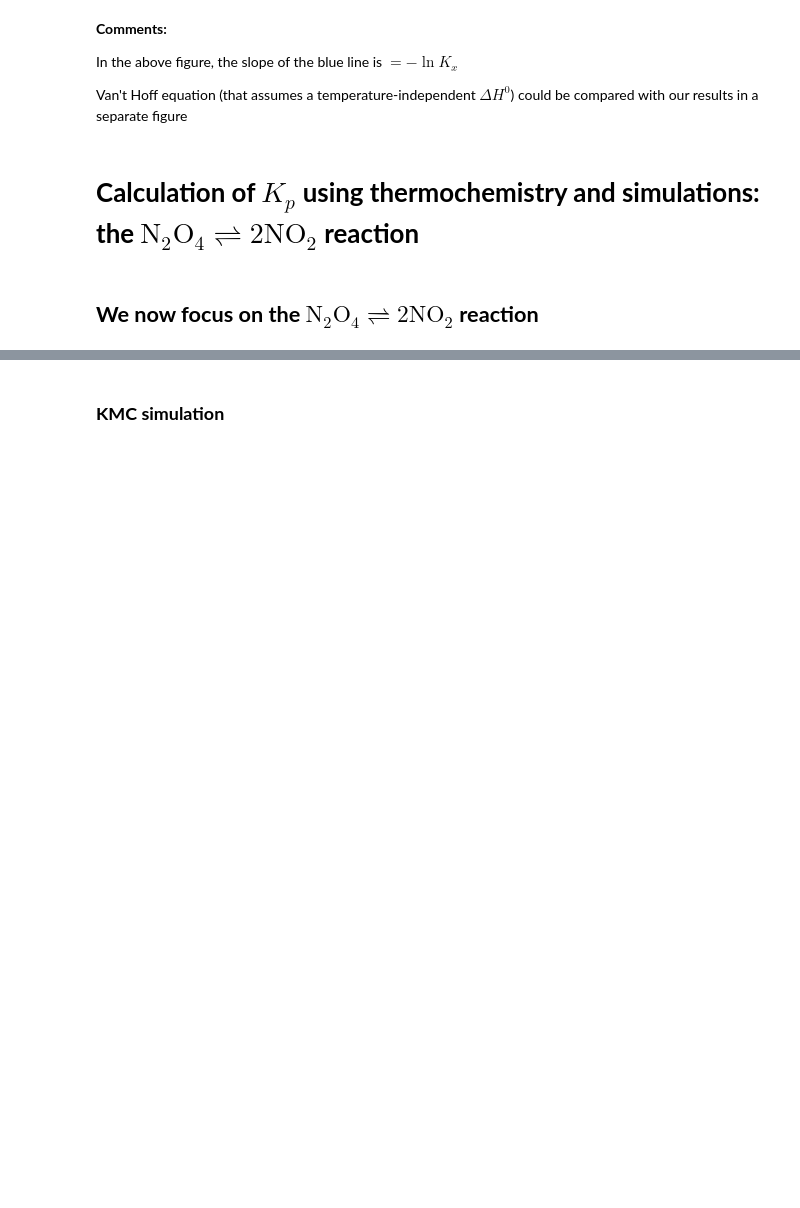
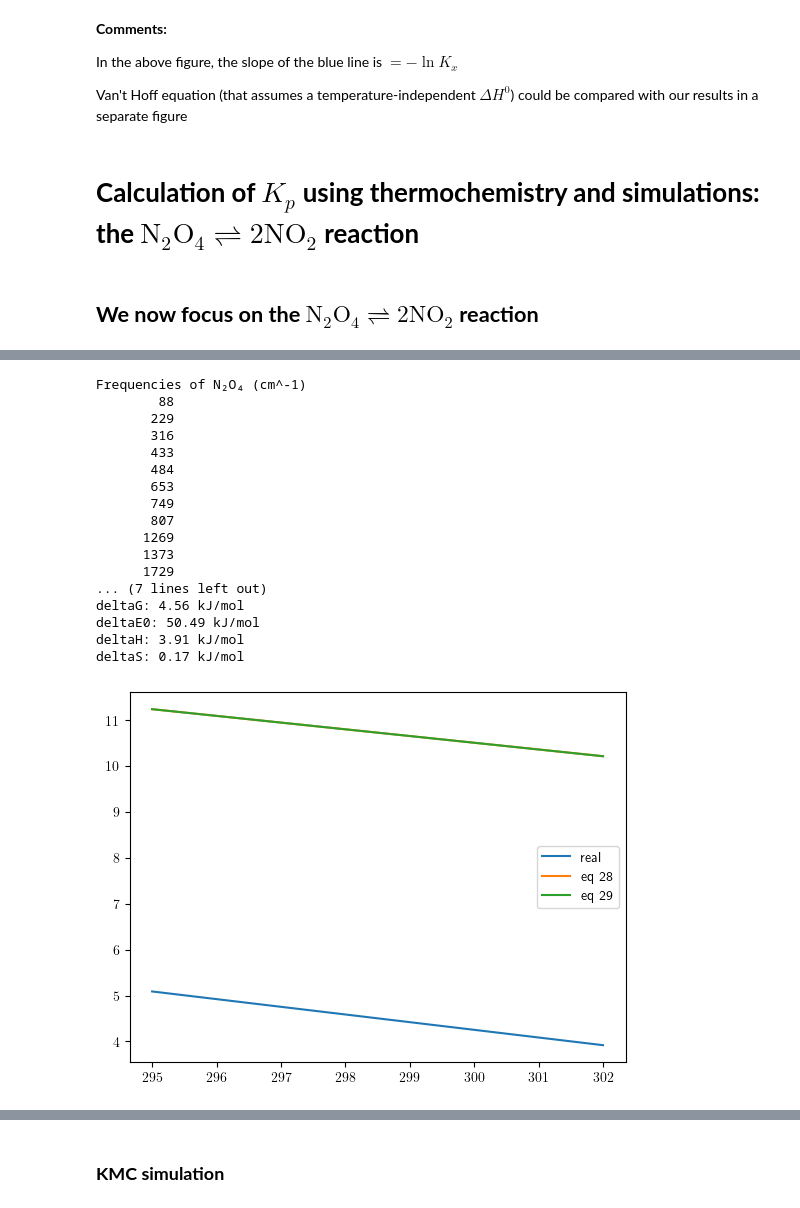
Before and after one commit to emartineznunez/Kp, a Jupyter notebook: scripts/Kp.ipynb, the cells around one changed output, grey strips where cells are left out. Drawn from its saved outputs; the diff is of its cells as text; code cells hidden in the pictures; blank space fills up the shorter version.

```diff
--- a/scripts/Kp.ipynb
+++ b/scripts/Kp.ipynb
@@ -258,7 +264,7 @@ eq_latex='$'+eq.latex(subst)+'$'
 
 # T = 298.15 K (can be changed with the slider). dG0 should be input
 T = 298.15
-dG0 = 10.0
+dG0 = 4.56
 #n_species taken from the length of the nui_from_r
 n_species = len(nui_from_r)
 #nui is an array with the stochiometric coeffs
@@ -530,3 +584,80 @@ print('deltaG: %3.2f kJ/mol' % deltaG)
+# %%
+#@title Computing $G_m^0$, _aka_ the standard chemical potential $\mu^0$
+from x3dase.visualize import view_x3d_n
+from ase.io import read
+import IPython
+
+gcorr = []
+g = []
+enthal = []
+s = []
+
+temp = 298.15
+for k,ele in enumerate(keys):
+  gcorr.append(G_m_0(temp,sum(mass[k]),A[k],B[k],C[k],lin[k],natom[k],sigma[k],spin[k],*freq_info[k]['freq_wavenumber']))
+  g.append( e0[k] * H2kJ + gcorr[k] )
+  s.append(S_m_0(temp,sum(mass[k]),A[k],B[k],C[k],lin[k],natom[k],sigma[k],spin[k],*freq_info[k]['freq_wavenumber']))
+  enthal.append(enthal_m_0(temp,sum(mass[k]),A[k],B[k],C[k],lin[k],natom[k],sigma[k],spin[k],*freq_info[k]['freq_wavenumber']))
+  print('Frequencies of',Substance.from_formula(ele).unicode_name,'(cm^-1)')
+  for ifreq in freq_info[k]['freq_wavenumber']:
+    print('%10.0f' % ifreq)
+  gto.tofile(mol_eq[k],str(keys[k])+'_opt.xyz')
+  print("")
+
+
+deltaG = (2 * g[1] - g[0])
+deltaE0 = (2 * e0[1] - e0[0])* H2kJ
+deltaH = (2 * enthal[1] - enthal[0])
+deltaS = (2 * s[1] - s[0])
+
+print('deltaG: %3.2f kJ/mol' % deltaG)
+print('deltaE0: %3.2f kJ/mol' % deltaE0)
+print('deltaH: %3.2f kJ/mol' % deltaH)
+print('deltaS: %3.2f kJ/mol' % deltaS)
+
+
+
+def deltaG_comput_t(temp):
+  gcorr = []
+  g = []
+  for k,ele in enumerate(keys):
+    gcorr.append(G_m_0(temp,sum(mass[k]),A[k],B[k],C[k],lin[k],natom[k],sigma[k],spin[k],*freq_info[k]['freq_wavenumber']))
+    g.append( e0[k] * H2kJ + gcorr[k] )
+  return 2 * g[1] - g[0]
+
+T = np.linspace(295,302,100)
+plt.plot(T,deltaG_comput_t(T),label='real')
+plt.plot(T,deltaG_T(deltaH+deltaE0,1,T),label='eq 28')
+plt.plot(T,deltaG2_T(deltaH+deltaE0,1,T),label='eq 29')
+plt.legend()
+
+plt.show()
+
+
+# Results (D4 dispersion):
+# b3lyp/6-31g*     --> 11.20 kJ/mol
+# b3lyp/def2svp    --> 15.48 kJ/mol
+# pbe0/6-31g       -->  4.52 kJ/mol   *************
+#Tabulated value --> 4.7 kJ/mol
+# %% [output]
+Frequencies of N₂O₄ (cm^-1)
+        88
+       229
+       316
+       433
+       484
+       653
+       749
+       807
+      1269
+      1373
+      1729
+... (7 lines left out)
+deltaG: 4.56 kJ/mol
+deltaE0: 50.49 kJ/mol
+deltaH: 3.91 kJ/mol
+deltaS: 0.17 kJ/mol
+[figure, added]
 # %%
 #@title Visualization of the reactant
 atoms = read(str(keys[0])+'_opt.xyz')
```
Also changed, not shown: parts of 11 cells of this notebook.
